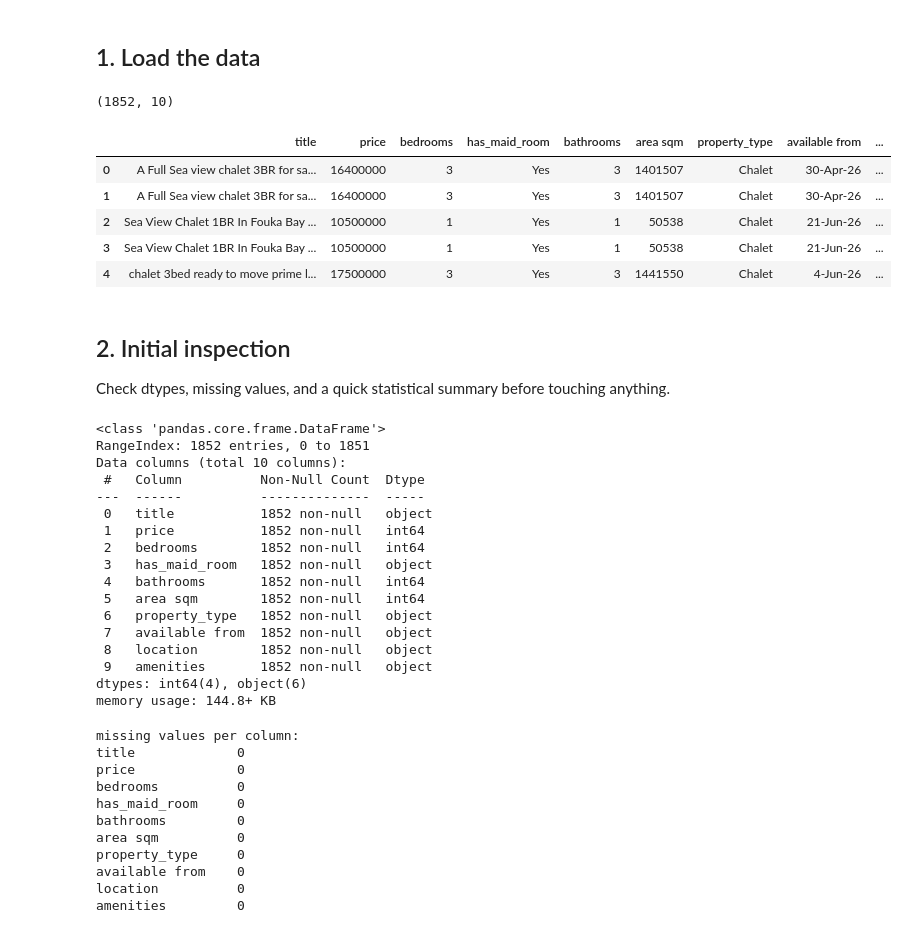
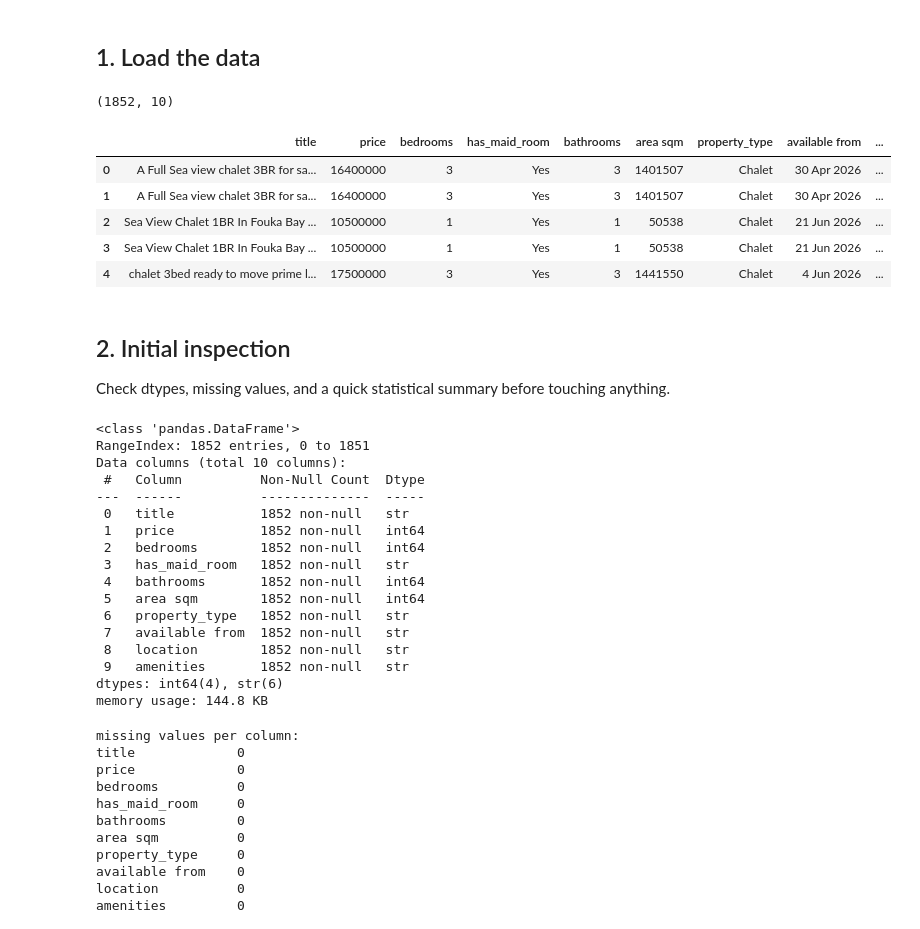
Before and after one commit to AmirAliAttiaAli/Estate-Miner, a Jupyter notebook: Cleaning.ipynb, the cells around one changed output. Drawn from its saved outputs; the diff is of its cells as text; code cells hidden in the pictures.

Commit message:
Check data and Preprocessing

```diff
--- a/Cleaning.ipynb
+++ b/Cleaning.ipynb
@@ -7,44 +7,40 @@ import re
 # %% [markdown]
 ## 1. Load the data
 # %%
-data = pd.read_csv(
-    'D:\\Estate-Miner\\Estate-Miner\\Scrapped_Data.csv',
-    sep='\t',
-    encoding='cp1252'
-)
+data = pd.read_csv("Data/Scrapped_Data.csv")
 print(data.shape)
 data.head()
 # %% [output]
 (1852, 10)
 |  | title | price | bedrooms | has_maid_room | bathrooms | area sqm | property_type | available from | ... |
-| 0 | A Full Sea view chalet 3BR for sa... | 16400000 | 3 | Yes | 3 | 1401507 | Chalet | 30-Apr-26 | ... |
-| 1 | A Full Sea view chalet 3BR for sa... | 16400000 | 3 | Yes | 3 | 1401507 | Chalet | 30-Apr-26 | ... |
-| 2 | Sea View Chalet 1BR In Fouka Bay ... | 10500000 | 1 | Yes | 1 | 50538 | Chalet | 21-Jun-26 | ... |
-| 3 | Sea View Chalet 1BR In Fouka Bay ... | 10500000 | 1 | Yes | 1 | 50538 | Chalet | 21-Jun-26 | ... |
-| 4 | chalet 3bed ready to move prime l... | 17500000 | 3 | Yes | 3 | 1441550 | Chalet | 4-Jun-26 | ... |
+| 0 | A Full Sea view chalet 3BR for sa... | 16400000 | 3 | Yes | 3 | 1401507 | Chalet | 30 Apr 2026 | ... |
+| 1 | A Full Sea view chalet 3BR for sa... | 16400000 | 3 | Yes | 3 | 1401507 | Chalet | 30 Apr 2026 | ... |
+| 2 | Sea View Chalet 1BR In Fouka Bay ... | 10500000 | 1 | Yes | 1 | 50538 | Chalet | 21 Jun 2026 | ... |
+| 3 | Sea View Chalet 1BR In Fouka Bay ... | 10500000 | 1 | Yes | 1 | 50538 | Chalet | 21 Jun 2026 | ... |
+| 4 | chalet 3bed ready to move prime l... | 17500000 | 3 | Yes | 3 | 1441550 | Chalet | 4 Jun 2026 | ... |
 # %% [markdown]
 ## 2. Initial inspection
 Check dtypes, missing values, and a quick statistical summary before touching anything.
 # %%
 data.info()
 # %% [output]
-<class 'pandas.core.frame.DataFrame'>
+<class 'pandas.DataFrame'>
 RangeIndex: 1852 entries, 0 to 1851
 Data columns (total 10 columns):
  #   Column          Non-Null Count  Dtype
 ---  ------          --------------  -----
- 0   title           1852 non-null   object
+ 0   title           1852 non-null   str
  1   price           1852 non-null   int64
  2   bedrooms        1852 non-null   int64
- 3   has_maid_room   1852 non-null   object
+ 3   has_maid_room   1852 non-null   str
  4   bathrooms       1852 non-null   int64
  5   area sqm        1852 non-null   int64
- 6   property_type   1852 non-null   object
- 7   available from  1852 non-null   object
- 8   location        1852 non-null   object
- 9   amenities       1852 non-null   object
-dtypes: int64(4), object(6)
-memory usage: 144.8+ KB
+ 6   property_type   1852 non-null   str
+ 7   available from  1852 non-null   str
+ 8   location        1852 non-null   str
+ 9   amenities       1852 non-null   str
+dtypes: int64(4), str(6)
+memory usage: 144.8 KB
 # %%
 print("missing values per column:")
 print(data.isna().sum())
```
Also changed, not shown: parts of 3 cells of this notebook, 3 other files.
